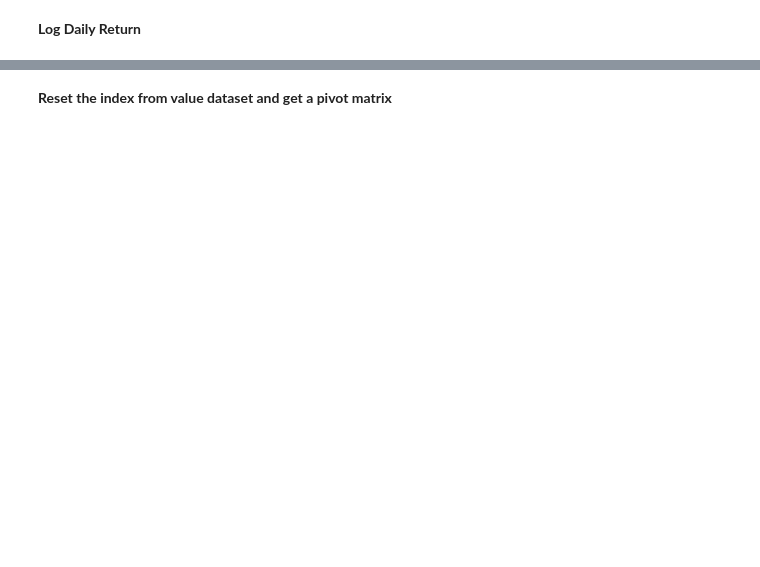
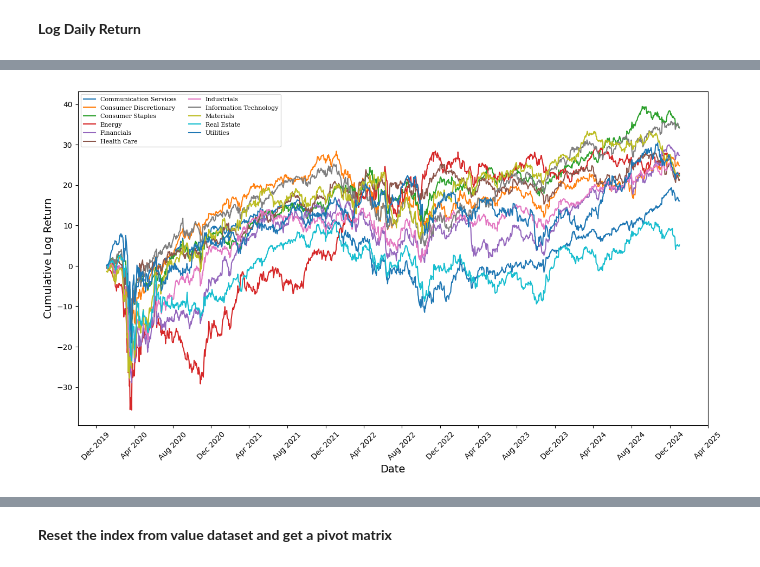
Before and after one commit to FernandaCladera/StockMarketGraph, a Jupyter notebook: notebook/1_data.ipynb, the cells around one changed output, grey strips where cells are left out. Cells and saved outputs as stored; diff of their text form; code cells hidden in the pictures; blank space fills up the shorter version.

```diff
--- a/notebook/1_data.ipynb
+++ b/notebook/1_data.ipynb
@@ -73,0 +99,28 @@ values.head(n=5)
+# %%
+values_eda = values.copy().reset_index()
+values_eda["Sector"] = values_eda["Symbol"].map(stocks["Sector"])
+
+
+sector_values_grouped = (
+    values_eda.groupby(["Date", "Sector"])["DailyLogReturn"].mean().unstack()
+)
+
+global_min = sector_values_grouped.cumsum().min().min()
+global_max = sector_values_grouped.cumsum().max().max()
+
+plt.figure(figsize=(15, 8))
+for sector in sector_values_grouped.columns:
+    plt.plot(
+        sector_values_grouped.index,
+        sector_values_grouped[sector].cumsum(),
+        label=sector,
+    )
+plt.xlabel("Date", fontsize=14)
+plt.ylabel("Cumulative Log Return", fontsize=14)
+plt.legend(ncol=2, loc="best", prop={"size": 8, "family": "serif"})
+plt.gca().tick_params(axis="x", rotation=45)
+plt.gca().xaxis.set_major_locator(mdates.MonthLocator(interval=4))
+plt.gca().xaxis.set_major_formatter(mdates.DateFormatter("%b %Y"))
+plt.show()
+# %% [output]
+[figure, added]
```
Also changed, not shown: parts of 19 cells of this notebook, 1 other file.
